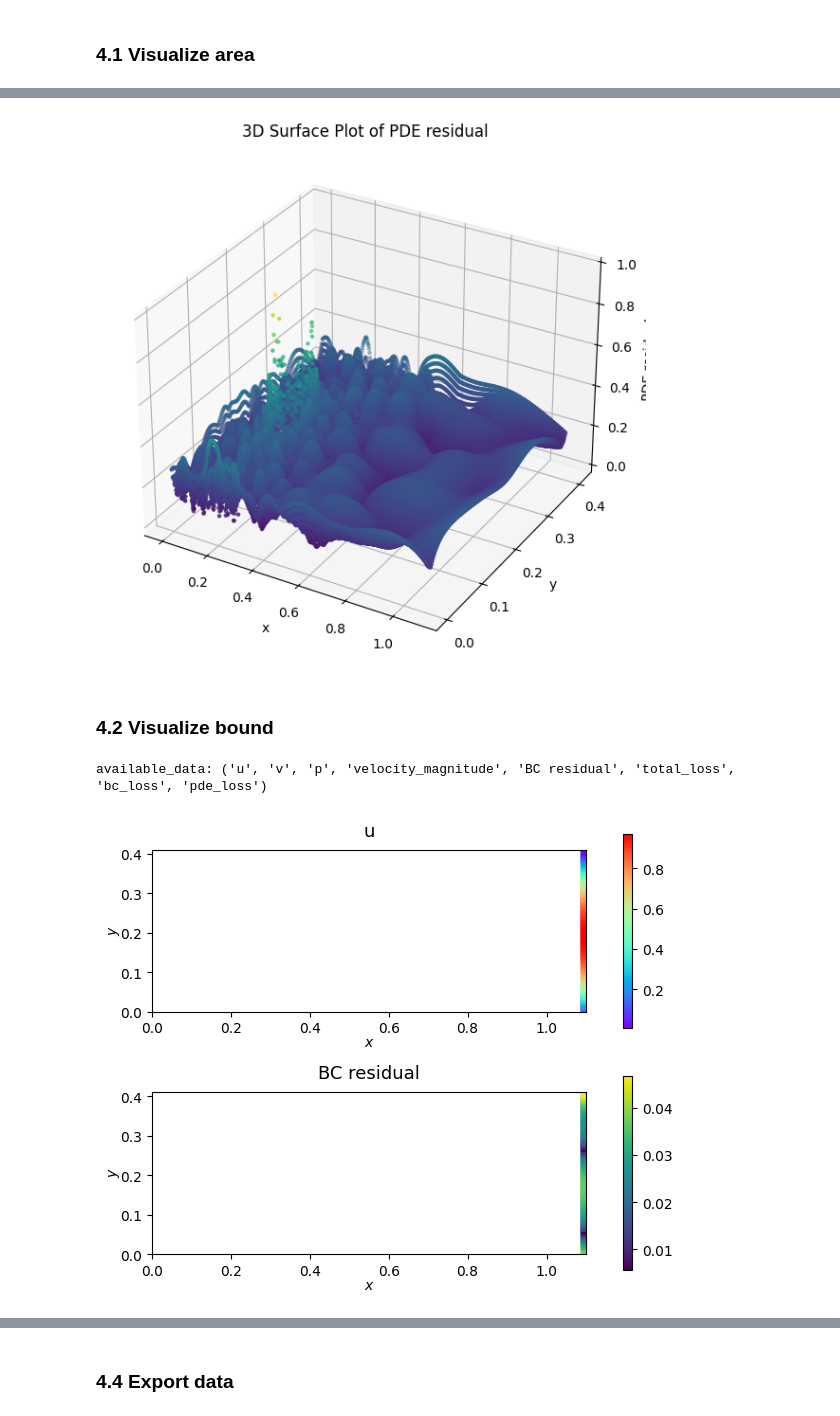
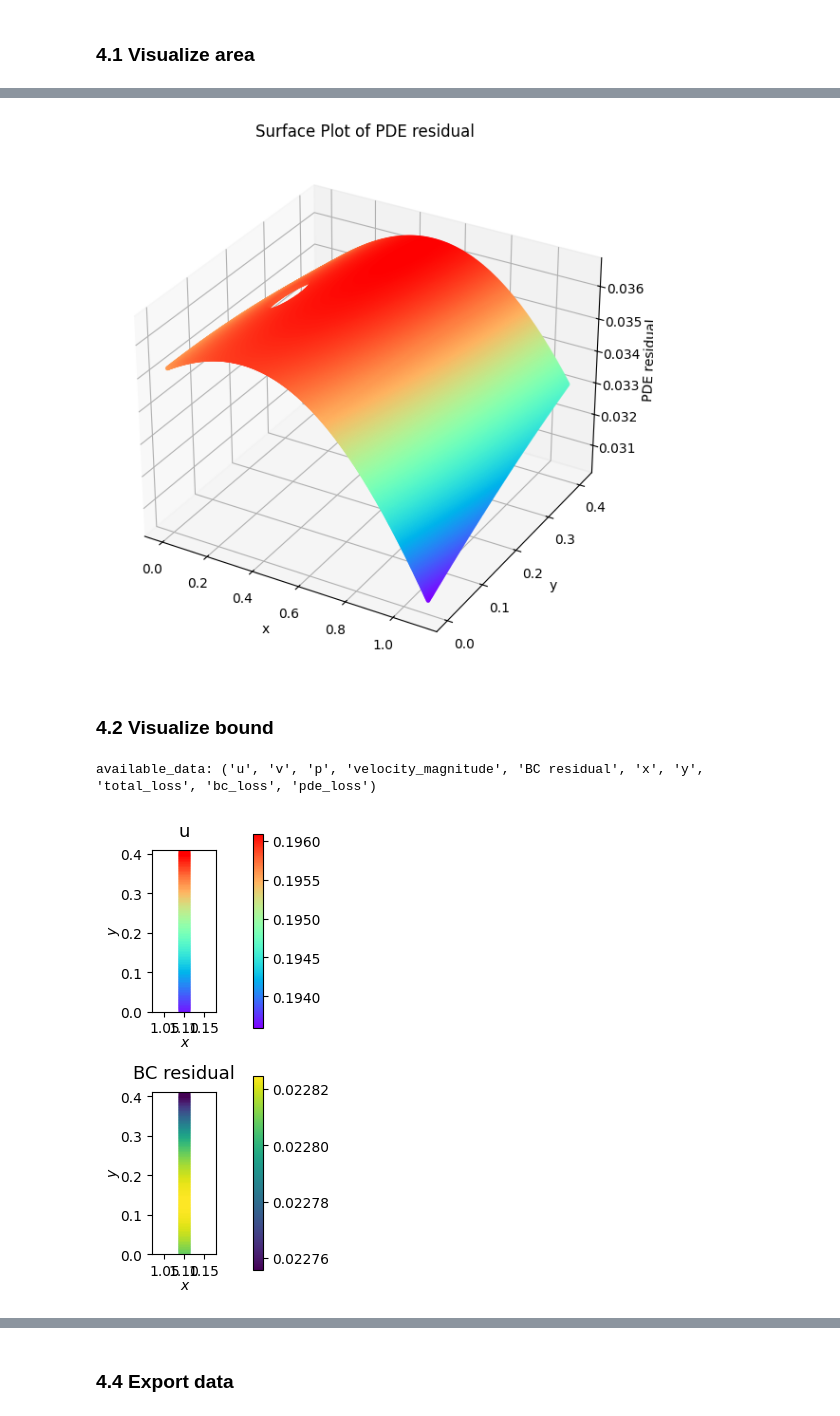
Before and after one commit to YoYo-XYZ/PINNs-for-NVS-fluid, a Jupyter notebook: examples_new/cylinder_flow_steady/cylinder_flow_steady.ipynb, the cells around one changed output, grey strips where cells are left out. Saved outputs shown, nothing was run; the diff lists cells and outputs as text; code cells hidden in the pictures.

```diff
--- a/examples_new/cylinder_flow_steady/cylinder_flow_steady.ipynb
+++ b/examples_new/cylinder_flow_steady/cylinder_flow_steady.ipynb
@@ -80,9 +81,9 @@ model1 = NetworkTrainer.train_adam(
     model=model0,
     calc_loss=calc_loss,
     learning_rate=0.0002,
-    epochs=6000,
+    epochs=10000**0,
     print_every=250,
-    thereshold_loss=0.05,
+    thereshold_loss=0.03,
     device='cuda'
 )
 # %% [output]
@@ -113,9 +95,9 @@ Then, train the model using LBFGS optimizer
 model2 = NetworkTrainer.train_lbfgs(
     model=model1,
     calc_loss=calc_loss,
-    epochs=500,
+    epochs=1000**0,
     print_every=50,
-    thereshold_loss=0.002,
+    thereshold_loss=0.001,
     device='cuda'
 )
 # %% [output]
@@ -146,7 +121,4 @@ Display final collocation points
 # %%
-domain.save_coordinates()
-domain.load_coordinates()
-
 domain.show_coordinates()
 print(domain)
 # %% [output]
@@ -180,21 +151,20 @@ colorplot_area_2d.savefig('colorplot_area_2d.png')
 # %%
-residual_plot_3d = area_visual.plot_data(['PDE residual'])
+residual_plot_3d = area_visual.plot_data({'PDE residual':'rainbow'})
 residual_plot_3d.savefig('residual_plot_3d.png')
 # %% [output]
-[figure, old version]
+[figure, new version]
 # %% [markdown]
 ### 4.2 Visualize bound
 # %%
  # Create geometry object by Visualizer
-bound_visual = Visualizer(model2, domain.bound_list[3])
+bound_visual = Evaluate(model2, domain.bound_list[3])
 bound_visual.sampling_line(100)
-bound_visual.preprocess()
 # %% [output]
-available_data: ('u', 'v', 'p', 'velocity_magnitude', 'BC residual', 'total_loss', 'bc_loss', 'pde_loss')
+available_data: ('u', 'v', 'p', 'velocity_magnitude', 'BC residual', 'x', 'y', 'total_loss', 'bc_loss', 'pde_loss')
 # %%
 cmap_dict = {'u':'rainbow','BC residual':None}
-colorplot_bound = bound_visual.plot_data_on_geometry(cmap_dict, range_x=[0,1.1], range_y=[0,0.41], s=50)
+colorplot_bound = bound_visual.plot_data_on_geometry(cmap_dict, s=50)
 colorplot_bound.savefig('colorplot_bound.png')
 # %% [output]
-[figure, old version]
+[figure, new version]
 # %%
```
Also changed, not shown: parts of 19 cells of this notebook, 13 other files.
